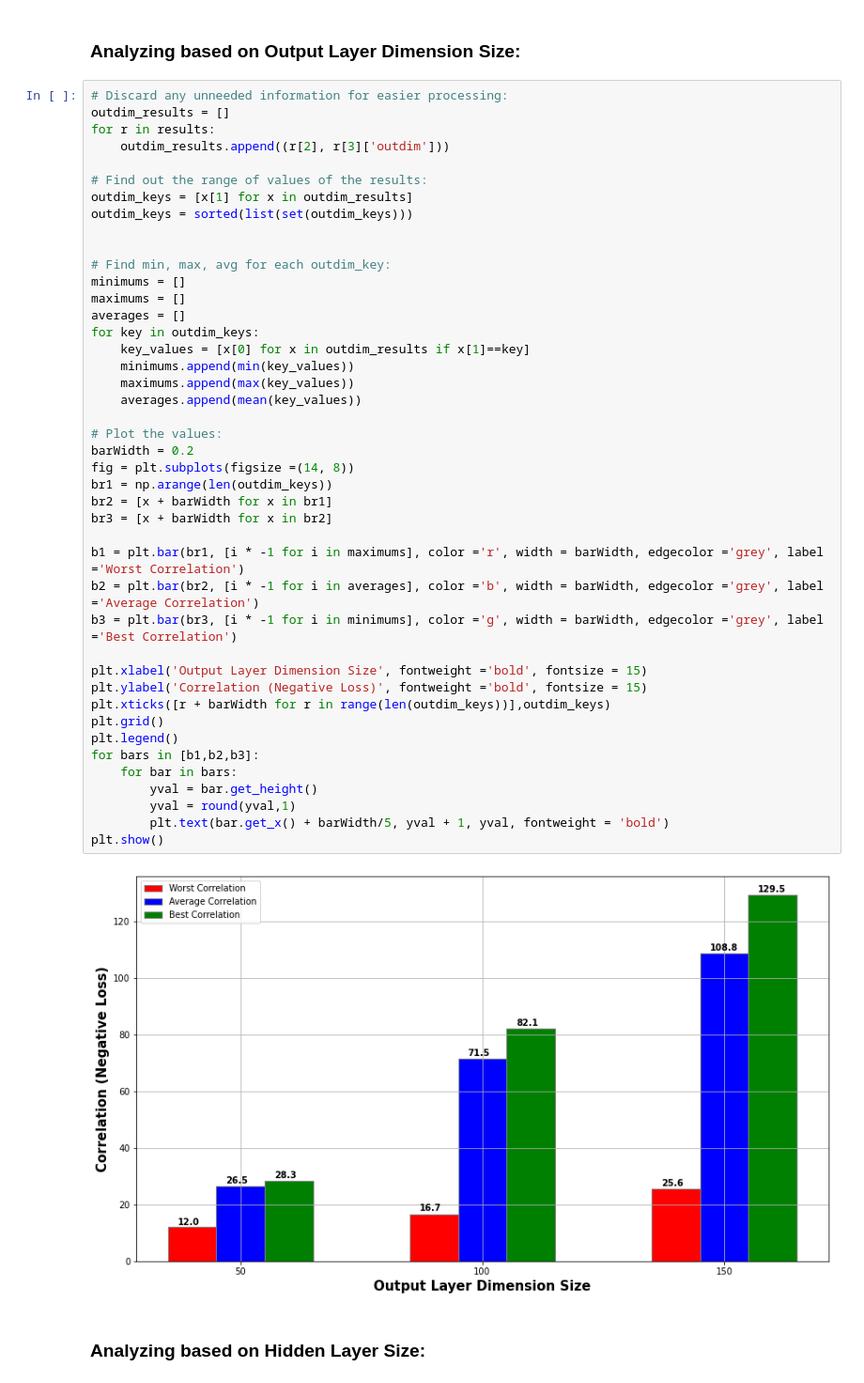
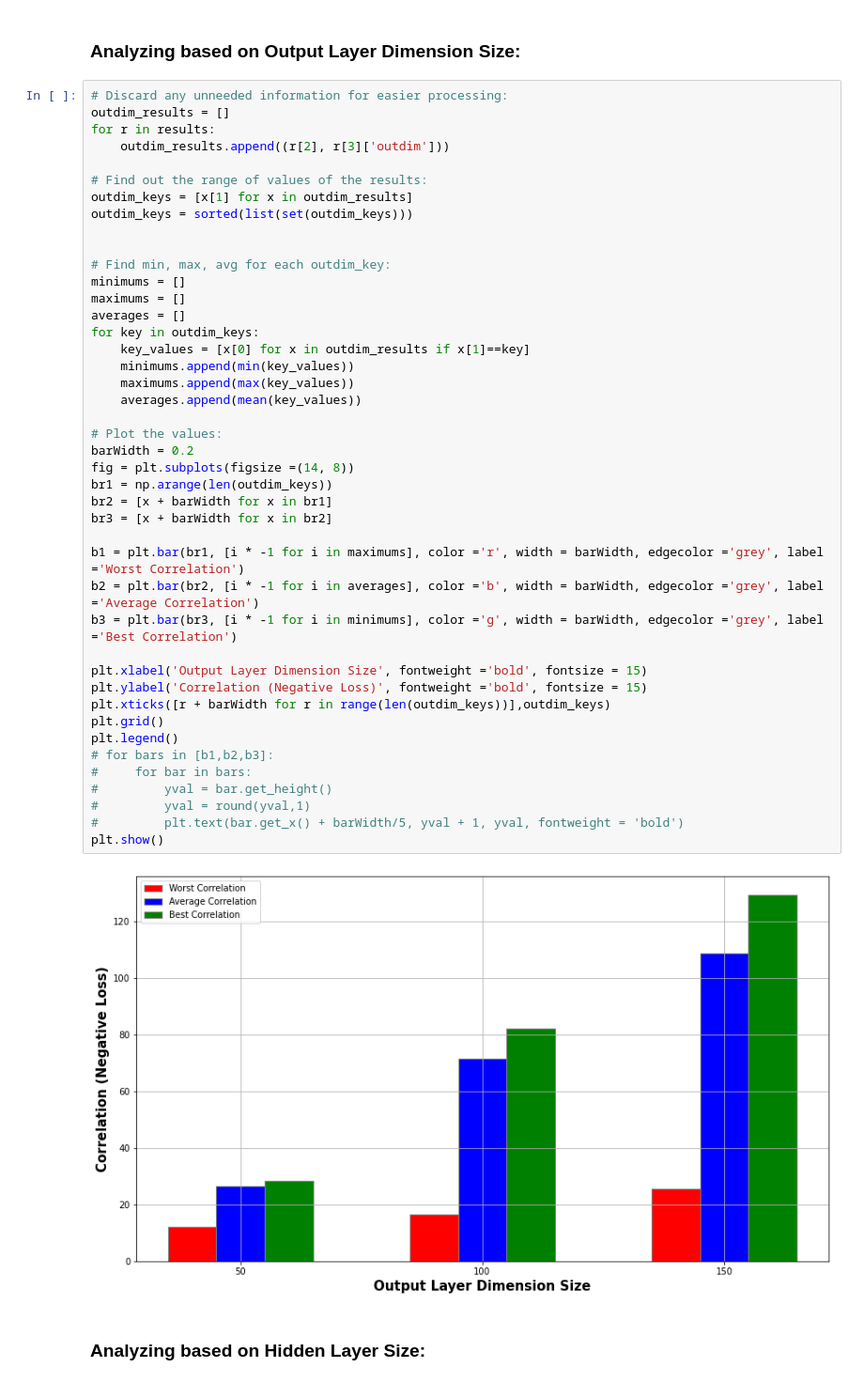
Before and after one commit to georgeaidinis/Dissertation, a Jupyter notebook: DeepCCA Model/ADNI Analysis of MCA DCCA.ipynb, the cells around one changed output. Shown at 94% size. Saved outputs shown, nothing was run; the diff lists cells and outputs as text.

```diff
--- a/DeepCCA Model/ADNI Analysis of MCA DCCA.ipynb
+++ b/DeepCCA Model/ADNI Analysis of MCA DCCA.ipynb
@@ -52,39 +52,39 @@ outdim_keys = sorted(list(set(outdim_keys)))
 
 
 # Find min, max, avg for each outdim_key:
 minimums = []
 maximums = []
 averages = []
 for key in outdim_keys:
     key_values = [x[0] for x in outdim_results if x[1]==key]
     minimums.append(min(key_values))
     maximums.append(max(key_values))
     averages.append(mean(key_values))
 
 # Plot the values:
 barWidth = 0.2
 fig = plt.subplots(figsize =(14, 8))
 br1 = np.arange(len(outdim_keys))
 br2 = [x + barWidth for x in br1]
 br3 = [x + barWidth for x in br2]
 
 b1 = plt.bar(br1, [i * -1 for i in maximums], color ='r', width = barWidth, edgecolor ='grey', label ='Worst Correlation')
 b2 = plt.bar(br2, [i * -1 for i in averages], color ='b', width = barWidth, edgecolor ='grey', label ='Average Correlation')
 b3 = plt.bar(br3, [i * -1 for i in minimums], color ='g', width = barWidth, edgecolor ='grey', label ='Best Correlation')
 
 plt.xlabel('Output Layer Dimension Size', fontweight ='bold', fontsize = 15)
 plt.ylabel('Correlation (Negative Loss)', fontweight ='bold', fontsize = 15)
 plt.xticks([r + barWidth for r in range(len(outdim_keys))],outdim_keys)
 plt.grid()
 plt.legend()
-for bars in [b1,b2,b3]:
-    for bar in bars:
-        yval = bar.get_height()
-        yval = round(yval,1)
-        plt.text(bar.get_x() + barWidth/5, yval + 1, yval, fontweight = 'bold')
+# for bars in [b1,b2,b3]:
+#     for bar in bars:
+#         yval = bar.get_height()
+#         yval = round(yval,1)
+#         plt.text(bar.get_x() + barWidth/5, yval + 1, yval, fontweight = 'bold')
 plt.show()
 # %% [output]
-[figure, old version]
+[figure, new version]
 # %% [markdown]
 ### Analyzing based on Hidden Layer Size:
 # %%
```
Also changed, not shown: parts of 4 cells of this notebook, 2 other files.
